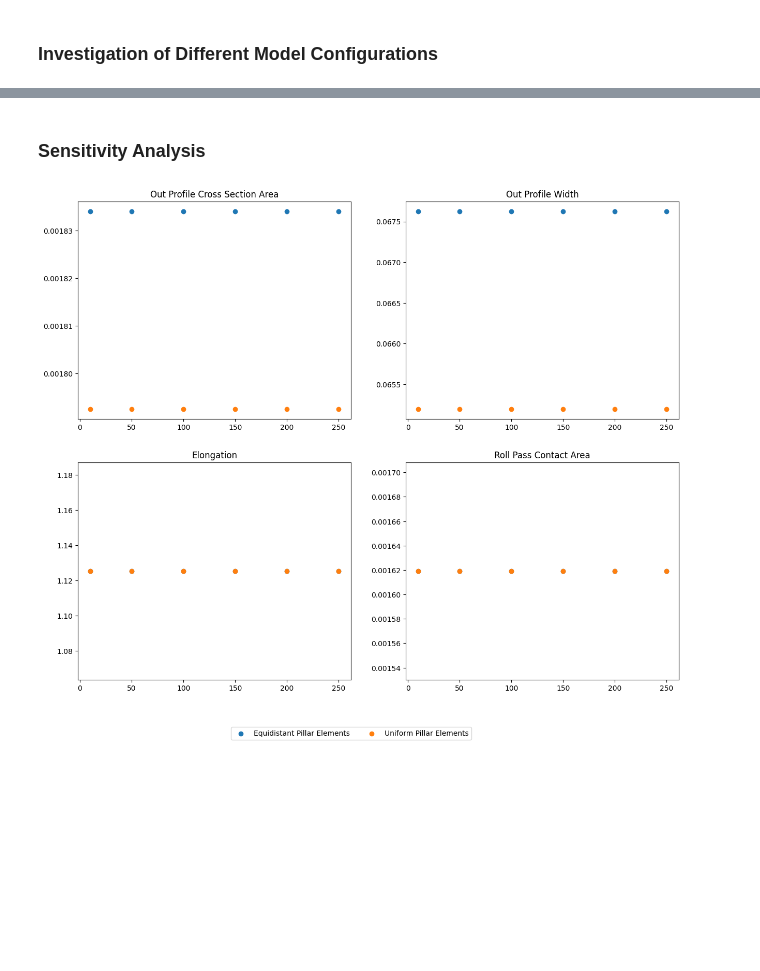
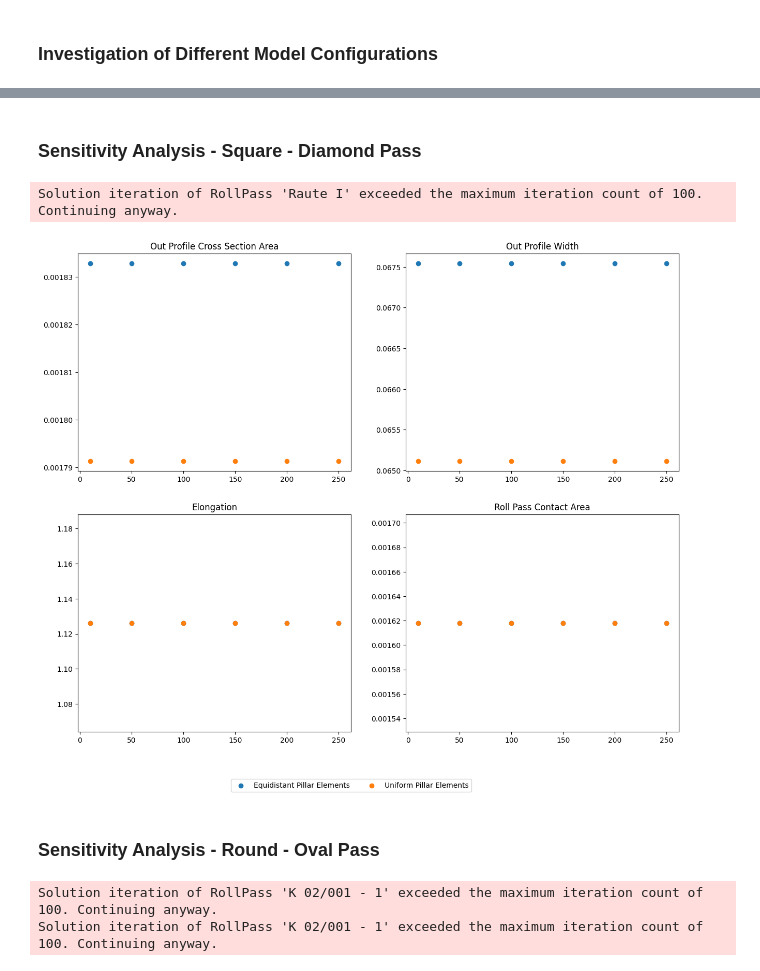
Before and after one commit to pyroll-project/pyroll-examples, a Jupyter notebook: pillar_model_intro.ipynb, the cells around one changed output, grey strips where cells are left out. Cells and saved outputs as stored; diff of their text form; code cells hidden in the pictures; blank space fills up the shorter version.

```diff
--- a/pillar_model_intro.ipynb
+++ b/pillar_model_intro.ipynb
@@ -132,7 +210,10 @@ sequence_equidistant_pillars.solve(in_profile=in_profile_equidistant_pillars)
 pyroll.pillar_model.Config.PILLAR_TYPE = "UNIFORM"
 pyroll.pillar_model.Config.PILLAR_COUNT = 30
 
-sequence_uniform_pillars = copy(sequence)
-sequence_uniform_pillars.solve(in_profile=in_profile_uniform_pillars)
+three_high_sequence_uniform_pillars = copy(three_high_sequence)
+three_high_sequence_uniform_pillars.solve(in_profile=three_high_in_profile_uniform_pillars)
+
+semi_continuous_sequence_uniform_pillars = copy(continuous_mill_sequence)
+semi_continuous_sequence_uniform_pillars.solve(in_profile=continuous_mill_in_profile_uniform_pillars)
 # %% [output]
 |  |
@@ -206,49 +265,63 @@ plt.show()
 # %% [markdown]
-### Sensitivity Analysis
+### Sensitivity Analysis - Square - Diamond Pass
 # %%
 pyroll.pillar_model.Config.PILLAR_TYPE = "EQUIDISTANT"
 PILLAR_COUNTS = [10, 50, 100, 150, 200, 250]
-equidistant_results = {}
+three_high_equidistant_results = {}
 for PC in PILLAR_COUNTS:
-    sequence_equidistant_pillars = copy(sequence)
-    sequence_equidistant_pillars.solve(in_profile=in_profile_equidistant_pillars)
-    equidistant_results[PC] = sequence_equidistant_pillars
+    three_high_sequence_equidistant_pillars = copy(three_high_sequence)
+    three_high_sequence_equidistant_pillars.solve(in_profile=three_high_in_profile_equidistant_pillars)
+    three_high_equidistant_results[PC] = three_high_sequence_equidistant_pillars
+# %% [output]
+Solution iteration of RollPass 'Raute I' exceeded the maximum iteration count of 100. Continuing anyway.
 # %%
 pyroll.pillar_model.Config.PILLAR_TYPE = "UNIFORM"
 PILLAR_COUNTS = [10, 50, 100, 150, 200, 250]
-uniform_results = {}
+three_high_uniform_results = {}
 for PC in PILLAR_COUNTS:
-    sequence_uniform_pillars = copy(sequence)
-    sequence_uniform_pillars.solve(in_profile=in_profile_uniform_pillars)
-    uniform_results[PC] = sequence_uniform_pillars
+    three_high_sequence_uniform_pillars = copy(three_high_sequence)
+    three_high_sequence_uniform_pillars.solve(in_profile=three_high_in_profile_uniform_pillars)
+    three_high_uniform_results[PC] = three_high_sequence_uniform_pillars
 # %%
 fig, ax = plt.subplots(figsize=(15, 12), nrows=2, ncols=2)
 
 for key in uniform_results.keys():
-    ax[0, 0].scatter(key, equidistant_results[key].out_profile.cross_section.area, color="C0")
-    ax[0, 0].scatter(key, uniform_results[key].out_profile.cross_section.area, color="C1")
+    ax[0, 0].scatter(key, three_high_equidistant_results[key].out_profile.cross_section.area, color="C0")
+    ax[0, 0].scatter(key, three_high_uniform_results[key].out_profile.cross_section.area, color="C1")
     ax[0, 0].set_title("Out Profile Cross Section Area")
     ax[0, 0].grid()
 
-    ax[0, 1].scatter(key, equidistant_results[key].out_profile.width, color="C0")
-    ax[0, 1].scatter(key, uniform_results[key].out_profile.width, color="C1")
+    ax[0, 1].scatter(key, three_high_equidistant_results[key].out_profile.width, color="C0")
+    ax[0, 1].scatter(key, three_high_uniform_results[key].out_profile.width, color="C1")
     ax[0, 1].set_title("Out Profile Width")
     ax[0, 1].grid()
 
-    ax[1, 0].scatter(key, equidistant_results[key][-1].elongation, color="C0")
-    ax[1, 0].scatter(key, uniform_results[key][-1].elongation, color="C1")
+    ax[1, 0].scatter(key, three_high_equidistant_results[key][-1].elongation, color="C0")
+    ax[1, 0].scatter(key, three_high_uniform_results[key][-1].elongation, color="C1")
     ax[1, 0].set_title("Elongation")
     ax[1, 0].grid()
 
-    ax[1, 1].scatter(key, equidistant_results[key][-1].roll.contact_area, color="C0")
-    ax[1, 1].scatter(key, uniform_results[key][-1].roll.contact_area, color="C1")
+    ax[1, 1].scatter(key, three_high_equidistant_results[key][-1].roll.contact_area, color="C0")
+    ax[1, 1].scatter(key, three_high_uniform_results[key][-1].roll.contact_area, color="C1")
     ax[1, 1].set_title("Roll Pass Contact Area")
     ax[1, 1].grid()
 
-
 ax[1, 1].legend(labels=['Equidistant Pillar Elements', 'Uniform Pillar Elements'], loc='upper center',
-                 bbox_to_anchor=(-0.2, -0.2), ncol=2)
+                bbox_to_anchor=(-0.2, -0.2), ncol=2)
 
 plt.show()
 # %% [output]
-[figure, old version]
+[figure, new version]
+# %% [markdown]
+### Sensitivity Analysis - Round - Oval Pass
+# %%
+pyroll.pillar_model.Config.PILLAR_TYPE = "EQUIDISTANT"
+PILLAR_COUNTS = [10, 50, 100, 150, 200, 250]
+semi_continuous_equidistant_results = {}
+for PC in PILLAR_COUNTS:
+    semi_continuous_sequence_equidistant_pillars = copy(continuous_mill_sequence)
+    semi_continuous_sequence_equidistant_pillars.solve(in_profile=continuous_mill_in_profile_equidistant_pillars)
+    semi_continuous_equidistant_results[PC] = semi_continuous_sequence_equidistant_pillars
+# %% [output]
+Solution iteration of RollPass 'K 02/001 - 1' exceeded the maximum iteration count of 100. Continuing anyway.
+Solution iteration of RollPass 'K 02/001 - 1' exceeded the maximum iteration count of 100. Continuing anyway.
```
Also changed, not shown: parts of 16 cells of this notebook.
